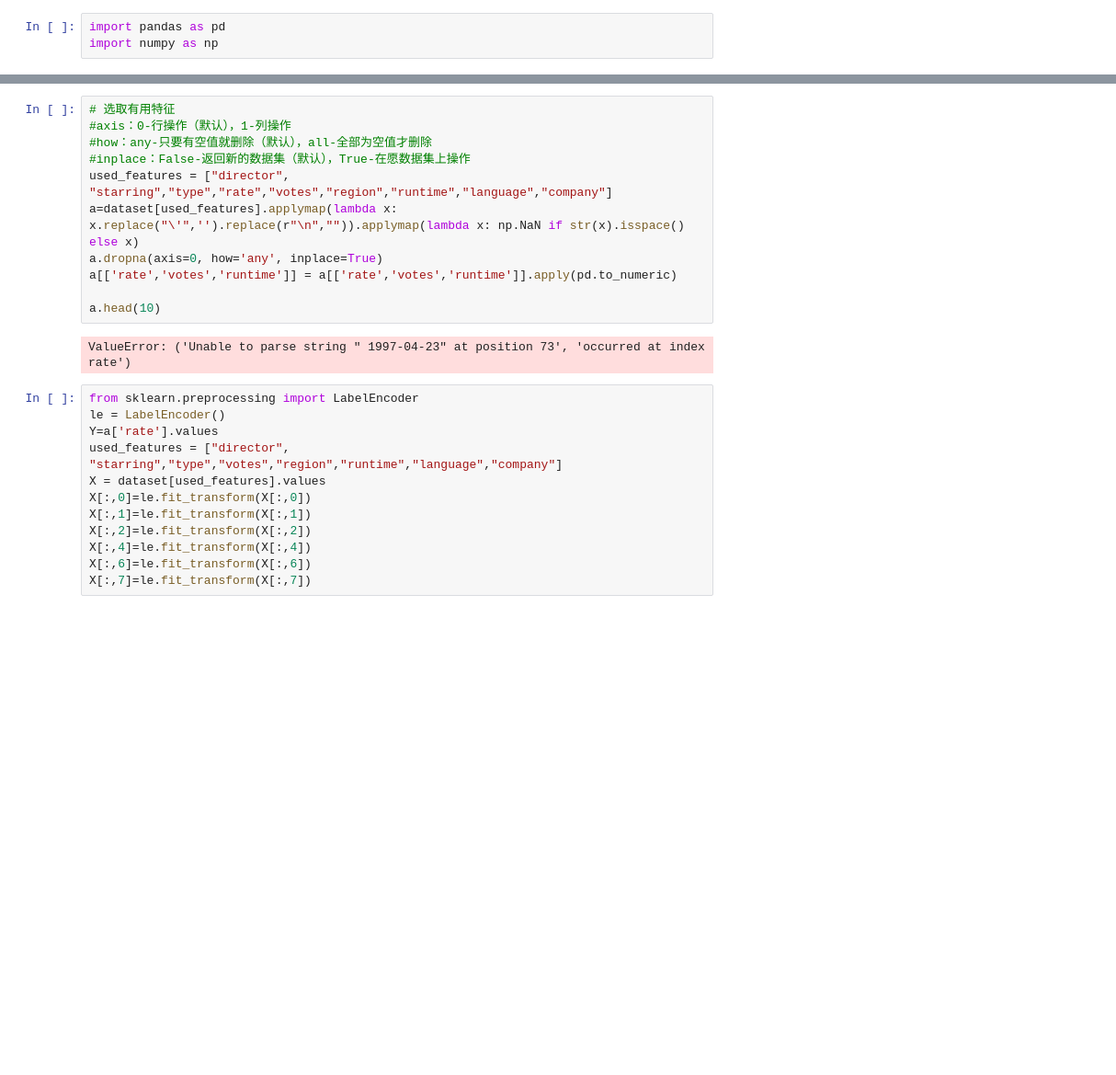
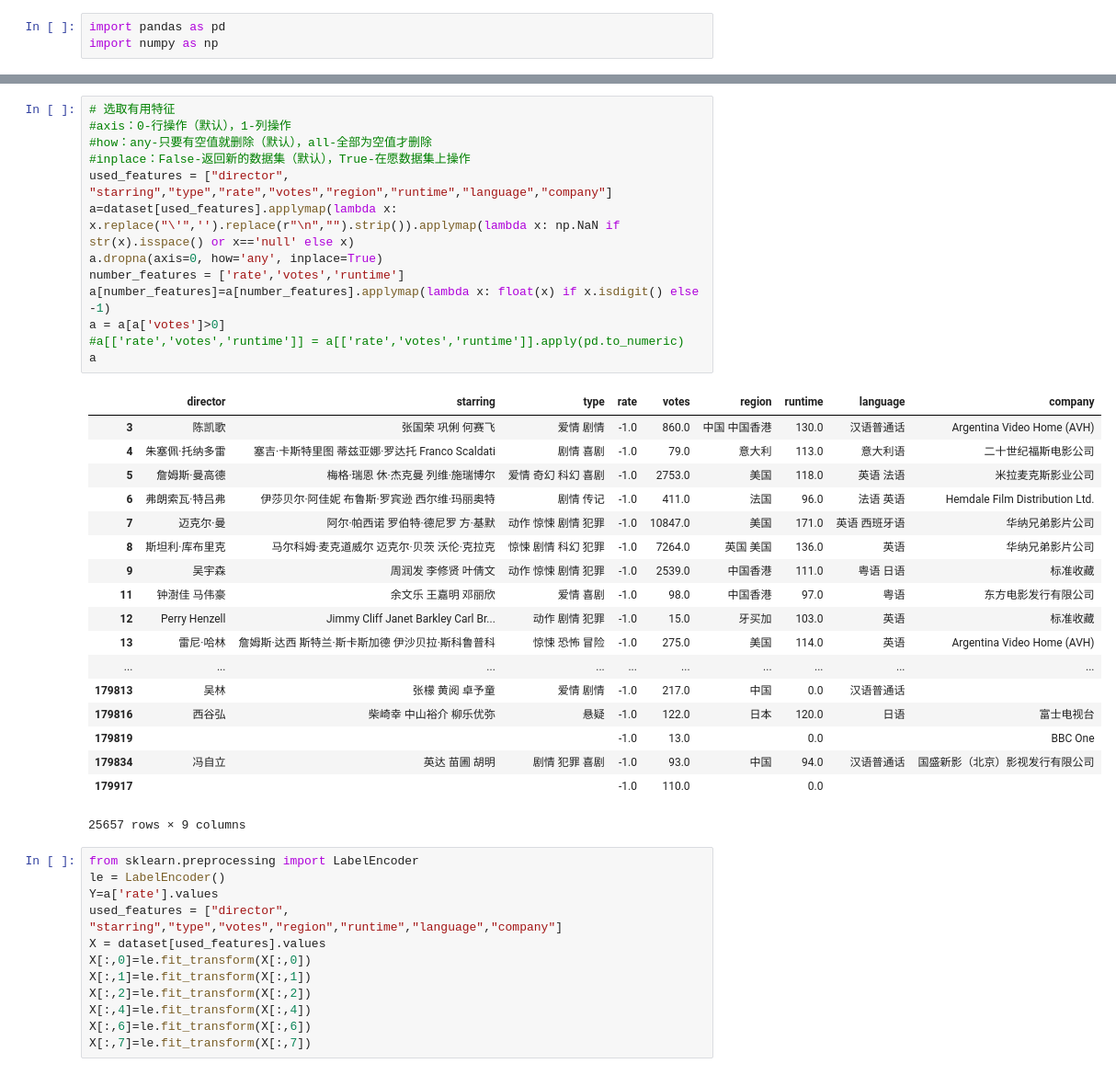
Before and after one commit to wfhe/note, a Jupyter notebook: move_score.ipynb, the cells around one changed output, grey strips where cells are left out. Shown: that part at 92% size. Drawn from its saved outputs; the diff is of its cells as text; blank space fills up the shorter version.

```diff
--- a/move_score.ipynb
+++ b/move_score.ipynb
@@ -19,16 +19,35 @@ dataset.head(10)
 # %%
 # 选取有用特征
 #axis：0-行操作（默认），1-列操作
 #how：any-只要有空值就删除（默认），all-全部为空值才删除
 #inplace：False-返回新的数据集（默认），True-在愿数据集上操作
 used_features = ["director", "starring","type","rate","votes","region","runtime","language","company"]
-a=dataset[used_features].applymap(lambda x: x.replace("\'",'').replace(r"\n","")).applymap(lambda x: np.NaN if str(x).isspace() else x)
+a=dataset[used_features].applymap(lambda x: x.replace("\'",'').replace(r"\n","").strip()).applymap(lambda x: np.NaN if str(x).isspace() or x=='null' else x)
 a.dropna(axis=0, how='any', inplace=True)
-a[['rate','votes','runtime']] = a[['rate','votes','runtime']].apply(pd.to_numeric)
-
-a.head(10)
+number_features = ['rate','votes','runtime']
+a[number_features]=a[number_features].applymap(lambda x: float(x) if x.isdigit() else -1)
+a = a[a['votes']>0]
+#a[['rate','votes','runtime']] = a[['rate','votes','runtime']].apply(pd.to_numeric)
+a
 # %% [output]
+|  | director | starring | type | rate | votes | region | runtime | language | company |
+| 3 | 陈凯歌 | 张国荣 巩俐 何赛飞 | 爱情 剧情 | -1.0 | 860.0 | 中国 中国香港 | 130.0 | 汉语普通话 | Argentina Video Home (AVH) |
+| 4 | 朱塞佩·托纳多雷 | 塞吉·卡斯特里图 蒂兹亚娜·罗达托 Franco Scaldati | 剧情 喜剧 | -1.0 | 79.0 | 意大利 | 113.0 | 意大利语 | 二十世纪福斯电影公司 |
+| 5 | 詹姆斯·曼高德 | 梅格·瑞恩 休·杰克曼 列维·施瑞博尔 | 爱情 奇幻 科幻 喜剧 | -1.0 | 2753.0 | 美国 | 118.0 | 英语 法语 | 米拉麦克斯影业公司 |
+| 6 | 弗朗索瓦·特吕弗 | 伊莎贝尔·阿佳妮 布鲁斯·罗宾逊 西尔维·玛丽奥特 | 剧情 传记 | -1.0 | 411.0 | 法国 | 96.0 | 法语 英语 | Hemdale Film Distribution Ltd. |
+| 7 | 迈克尔·曼 | 阿尔·帕西诺 罗伯特·德尼罗 方·基默 | 动作 惊悚 剧情 犯罪 | -1.0 | 10847.0 | 美国 | 171.0 | 英语 西班牙语 | 华纳兄弟影片公司 |
+| 8 | 斯坦利·库布里克 | 马尔科姆·麦克道威尔 迈克尔·贝茨 沃伦·克拉克 | 惊悚 剧情 科幻 犯罪 | -1.0 | 7264.0 | 英国 美国 | 136.0 | 英语 | 华纳兄弟影片公司 |
+| 9 | 吴宇森 | 周润发 李修贤 叶倩文 | 动作 惊悚 剧情 犯罪 | -1.0 | 2539.0 | 中国香港 | 111.0 | 粤语 日语 | 标准收藏 |
+| 11 | 钟澍佳 马伟豪 | 余文乐 王嘉明 邓丽欣 | 爱情 喜剧 | -1.0 | 98.0 | 中国香港 | 97.0 | 粤语 | 东方电影发行有限公司 |
+| 12 | Perry Henzell | Jimmy Cliff Janet Barkley Carl Br... | 动作 剧情 犯罪 | -1.0 | 15.0 | 牙买加 | 103.0 | 英语 | 标准收藏 |
+| 13 | 雷尼·哈林 | 詹姆斯·达西 斯特兰·斯卡斯加德 伊沙贝拉·斯科鲁普科 | 惊悚 恐怖 冒险 | -1.0 | 275.0 | 美国 | 114.0 | 英语 | Argentina Video Home (AVH) |
+| ... | ... | ... | ... | ... | ... | ... | ... | ... | ... |
+| 179813 | 吴林 | 张檬 黄阅 卓予童 | 爱情 剧情 | -1.0 | 217.0 | 中国 | 0.0 | 汉语普通话 |  |
+| 179816 | 西谷弘 | 柴崎幸 中山裕介 柳乐优弥 | 悬疑 | -1.0 | 122.0 | 日本 | 120.0 | 日语 | 富士电视台 |
+| 179819 |  |  |  | -1.0 | 13.0 |  | 0.0 |  | BBC One |
+| 179834 | 冯自立 | 英达 苗圃 胡明 | 剧情 犯罪 喜剧 | -1.0 | 93.0 | 中国 | 94.0 | 汉语普通话 | 国盛新影（北京）影视发行有限公司 |
+| 179917 |  |  |  | -1.0 | 110.0 |  | 0.0 |  |  |
-ValueError: ('Unable to parse string " 1997-04-23" at position 73', 'occurred at index rate')
+25657 rows × 9 columns
 # %%
 from sklearn.preprocessing import LabelEncoder
 le = LabelEncoder()
```
Also changed, not shown: parts of 1 cell of this notebook.
